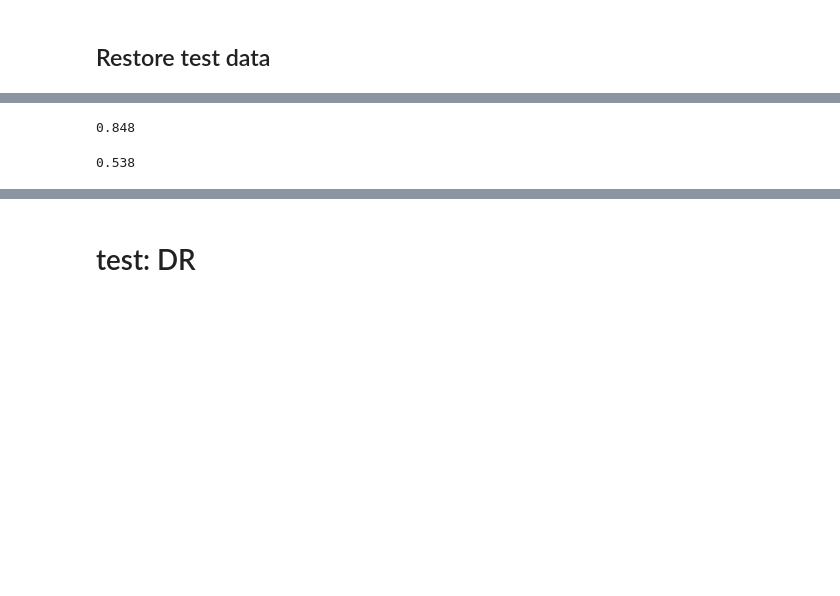
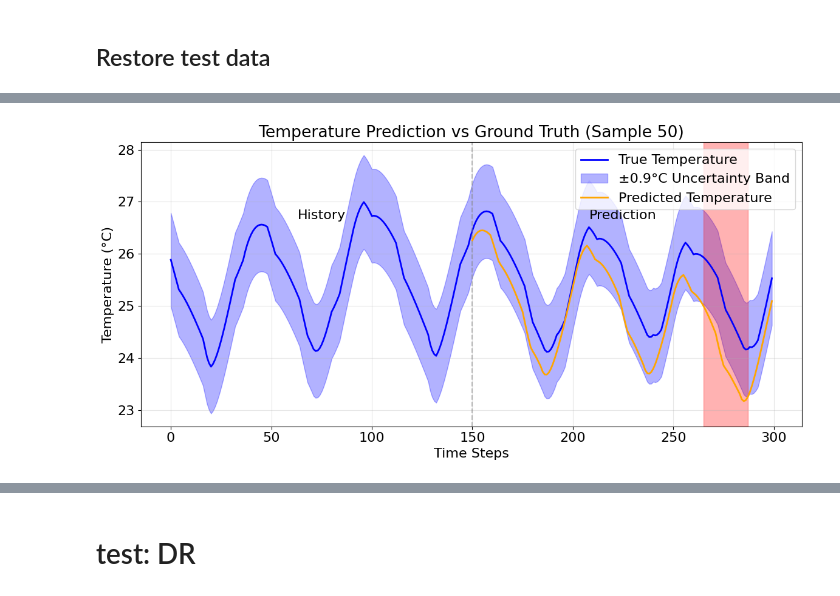
Before and after one commit to Javier-ppp/BML-Deep-Klaman-filter-prediction, a Jupyter notebook: GRU_+_Bayesian_filteringTF2x.ipynb, the cells around one changed output, grey strips where cells are left out. Saved outputs shown, nothing was run; the diff lists cells and outputs as text; code cells hidden in the pictures; blank space fills up the shorter version.

```diff
--- a/GRU_+_Bayesian_filteringTF2x.ipynb
+++ b/GRU_+_Bayesian_filteringTF2x.ipynb
@@ -2118,4 +2356,0 @@ confidense_pred_05c=1-df_range05.apply(lambda row: (row >= 2).any(), axis=1).sum
-# %%
-confidense_pred_05c
-# %% [output]
-0.848
@@ -2140,9 +2357,8 @@ print(VAL)
-# %%
-df_range05_r = pd.DataFrame().reindex_like(test_pred.iloc[:, : 60])
-for i in test_data.index.values:
-  place_h= compare_rows( test_data.iloc[i][150:210].reset_index(drop=True), test_pred.iloc[i][:60].reset_index(drop=True),0.1,n)
-  df_range05_r.iloc[i]=place_h
-confidense_pred_05c_r=1-df_range05_r.apply(lambda row: (row >= 2).any(), axis=1).sum()/len(df_range05_r.sum(axis=1))
-confidense_pred_05c_r
-# %% [output]
-0.538
+# %%
+imported_data = import_temperatures("./dataset/test results/temperature_results.npz")
+t_init = imported_data["initial_temperatures"]
+t_true = imported_data["true_temperatures"]
+t_pred = imported_data["predicted_temperatures"]
+visualize_predictions(imported_data, element=50, n=15, uncertainty=0.9)
+# %% [output]
+[figure, added]
```
Also changed, not shown: parts of 29 cells of this notebook, 3 other files.
